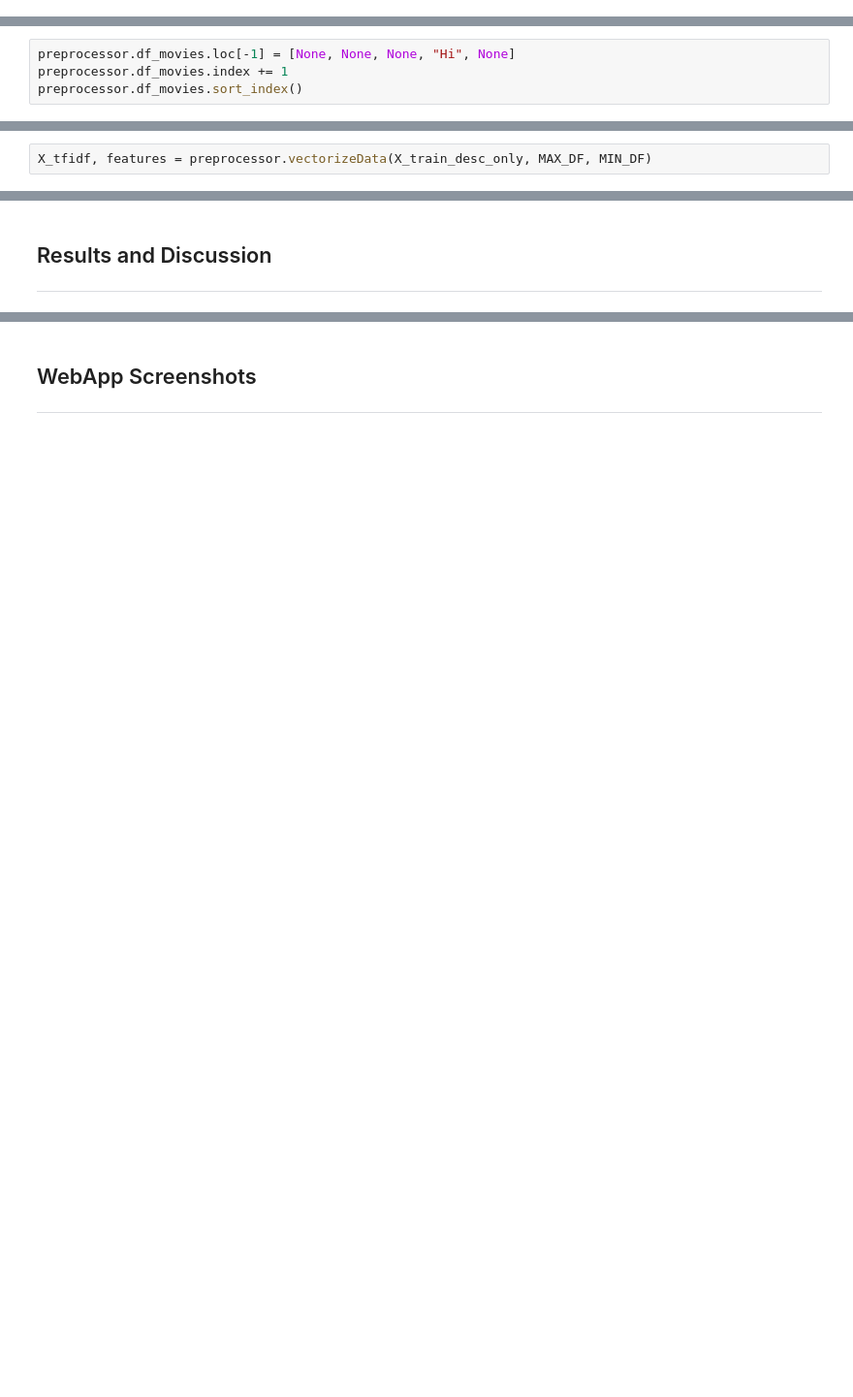
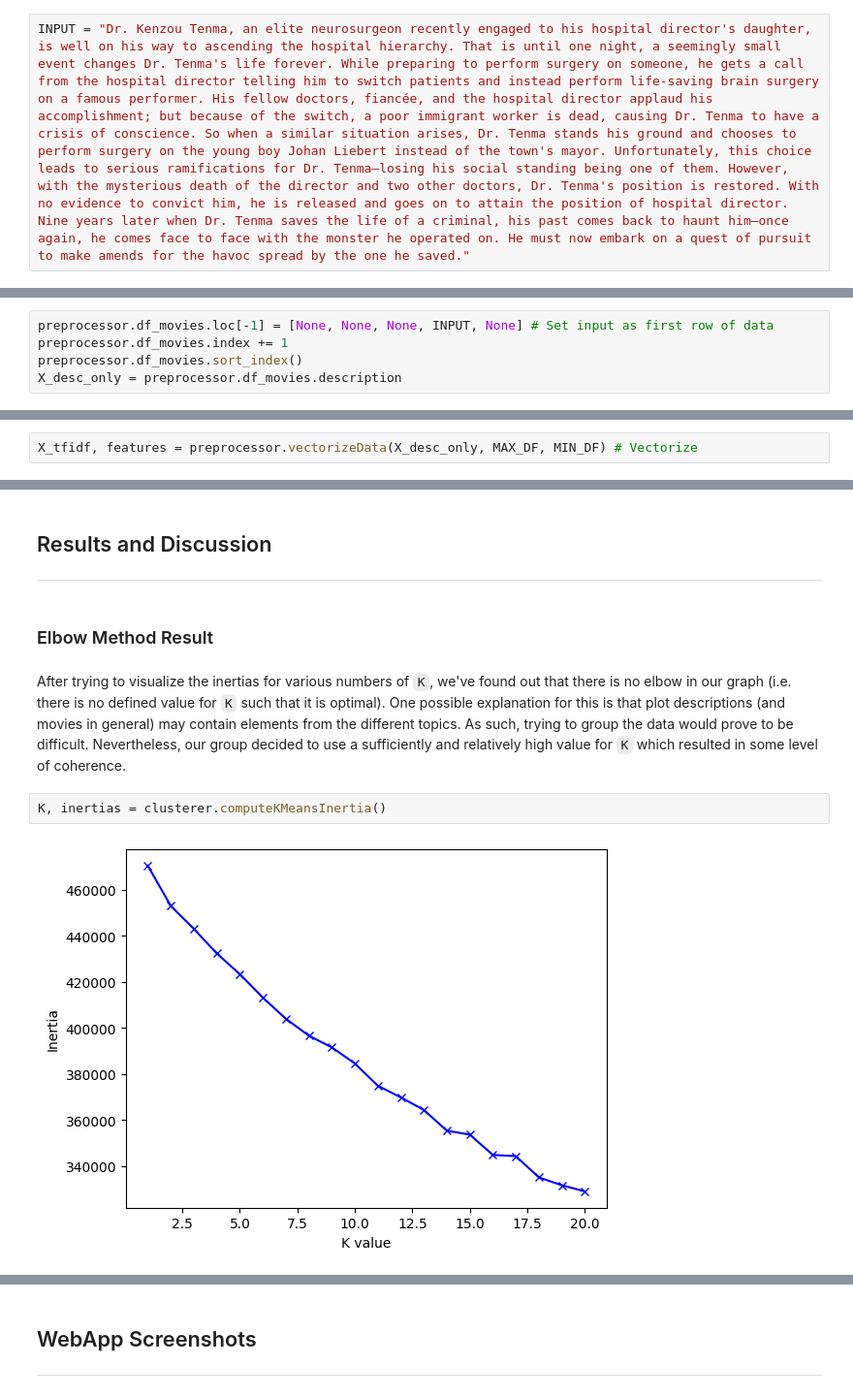
Before and after one commit to CS-180-Group-4/Movie-Recommendation-System, a Jupyter notebook: project_notebook.ipynb, the cells around one changed output, grey strips where cells are left out. Shown: that part at 97% size. Cells and saved outputs as stored; diff of their text form; blank space fills up the shorter version.

Commit message:
docs: Add notebook descriptions/explanations

```diff
--- a/project_notebook.ipynb
+++ b/project_notebook.ipynb
@@ -52,3 +55,5 @@ from config import MOVIES_PATH, GENRES_PATH, TEST_SIZE, RANDOM_STATE, MAX_DF, MI
+# %%
+INPUT = "Dr. Kenzou Tenma, an elite neurosurgeon recently engaged to his hospital director's daughter, is well on his way to ascending the hospital hierarchy. That is until one night, a seemingly small event changes Dr. Tenma's life forever. While preparing to perform surgery on someone, he gets a call from the hospital director telling him to switch patients and instead perform life-saving brain surgery on a famous performer. His fellow doctors, fiancée, and the hospital director applaud his accomplishment; but because of the switch, a poor immigrant worker is dead, causing Dr. Tenma to have a crisis of conscience. So when a similar situation arises, Dr. Tenma stands his ground and chooses to perform surgery on the young boy Johan Liebert instead of the town's mayor. Unfortunately, this choice leads to serious ramifications for Dr. Tenma—losing his social standing being one of them. However, with the mysterious death of the director and two other doctors, Dr. Tenma's position is restored. With no evidence to convict him, he is released and goes on to attain the position of hospital director. Nine years later when Dr. Tenma saves the life of a criminal, his past comes back to haunt him—once again, he comes face to face with the monster he operated on. He must now embark on a quest of pursuit to make amends for the havoc spread by the one he saved."
 # %% [markdown]
 #### Instantiated classes
 We instantiate the `KMeans` object with the number of clusters `N_CLUSTERS`, the maximum number of iterations `MAX_ITER` and the number of initializations `N_INIT`.
@@ -92,4 +85,0 @@ preprocessor.df_movies.head()
-# %%
-preprocessor.df_movies.loc[-1] = [None, None, None, "Hi", None]
-preprocessor.df_movies.index += 1
-preprocessor.df_movies.sort_index()
@@ -160,3 +118,8 @@ Name: description, Length: 378519, dtype: object
+# %%
+preprocessor.df_movies.loc[-1] = [None, None, None, INPUT, None] # Set input as first row of data
+preprocessor.df_movies.index += 1
+preprocessor.df_movies.sort_index()
+X_desc_only = preprocessor.df_movies.description
 # %% [markdown]
 #### Vectorization
 We will now explore the vectorization of the dataset through the following steps.
@@ -186,5 +149,5 @@ We will now explore the vectorization of the dataset through the following steps
 
 8. Finally, it returns the vectorized data (`X_tfidf`) and the feature names obtained from the `TfidfVectorizer` instance.
 # %%
-X_tfidf, features = preprocessor.vectorizeData(X_train_desc_only, MAX_DF, MIN_DF)
+X_tfidf, features = preprocessor.vectorizeData(X_desc_only, MAX_DF, MIN_DF) # Vectorize
 # %% [output]
@@ -338,3 +278,11 @@ print(dist)
 ## Results and Discussion
 
 ---
+# %% [markdown]
+### Elbow Method Result
+# %% [markdown]
+After trying to visualize the inertias for various numbers of `K`, we've found out that there is no elbow in our graph (i.e. there is no defined value for `K` such that it is optimal). One possible explanation for this is that plot descriptions (and movies in general) may contain elements from the different topics. As such, trying to group the data would prove to be difficult. Nevertheless, our group decided to use a sufficiently and relatively high value for `K` which resulted in some level of coherence.
+# %%
+K, inertias = clusterer.computeKMeansInertia()
+# %% [output]
+[figure, added]
```
Also changed, not shown: parts of 57 cells of this notebook, 3 other files.
